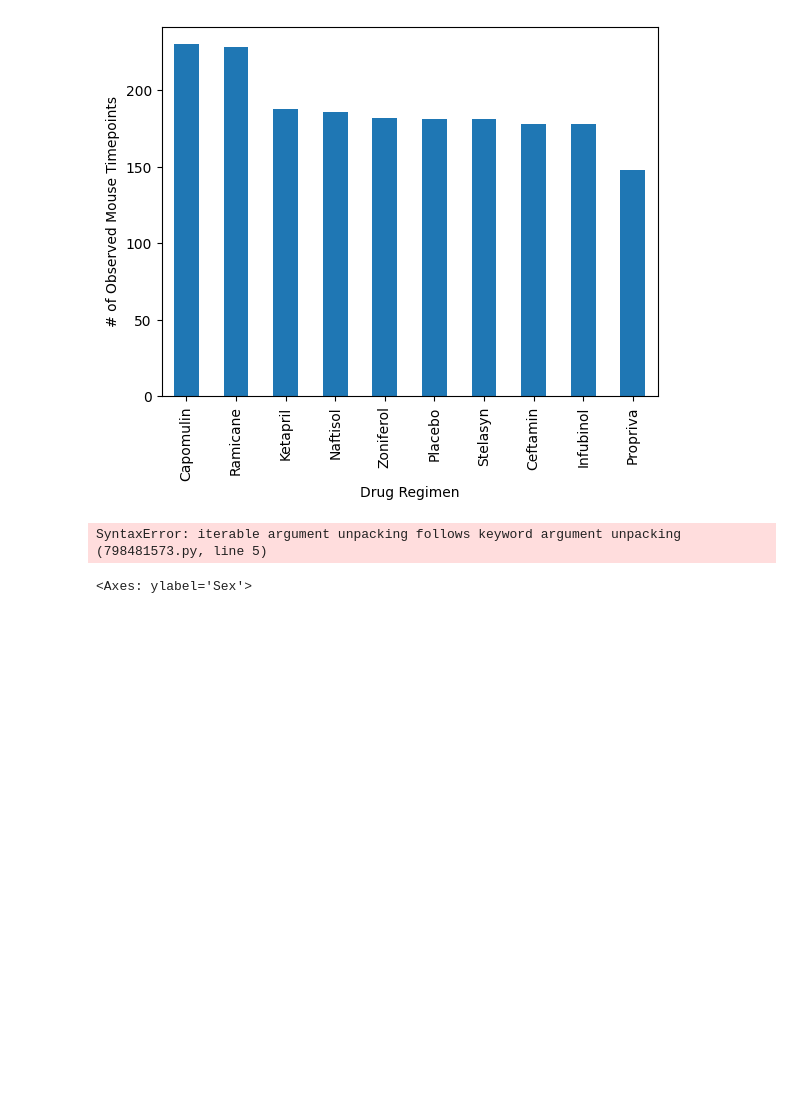
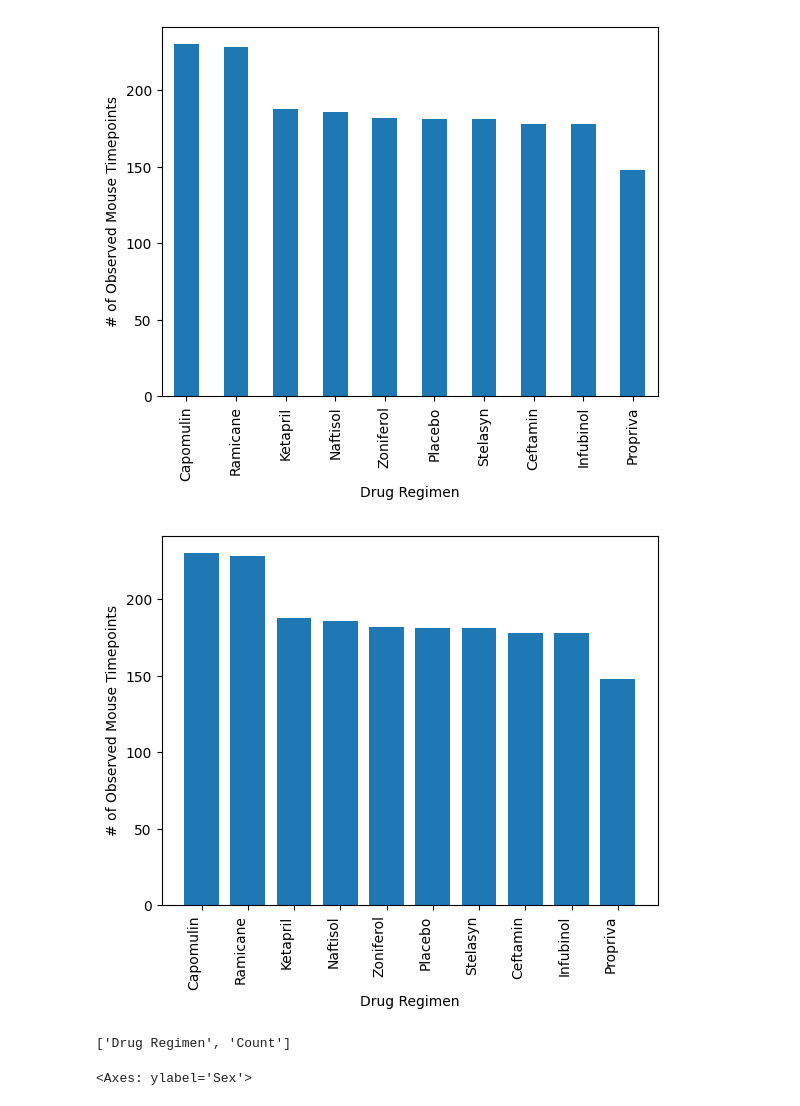
Before and after one commit to pkarey/madplotlib-challenge, a Jupyter notebook: pymaceuticals_starter.ipynb, the cells around one changed output. Drawn from its saved outputs; the diff is of its cells as text; code cells hidden in the pictures; blank space fills up the shorter version.

```diff
--- a/pymaceuticals_starter.ipynb
+++ b/pymaceuticals_starter.ipynb
@@ -175,14 +181,23 @@ timepoints_count.plot.bar(ylabel='# of Observed Mouse Timepoints')
 # %% [output]
 <Axes: xlabel='Drug Regimen', ylabel='# of Observed Mouse Timepoints'>
 [figure]
-# %%
-# Generate a bar plot showing the total number of rows (Mouse ID/Timepoints) for each drug regimen using pyplot.
-
-count = result_clean.groupby('Drug Regimen')['Mouse ID'].count
-regimen = result_clean.groupby.unique('Drug Regimen')
-plt.bar(regimen, '500', width=0.8, bottom = None, *, align='center', count, **kwargs)
-# %% [output]
-SyntaxError: iterable argument unpacking follows keyword argument unpacking (798481573.py, line 5)
+# %%
+# Generate a bar plot showing the total number of rows (Mouse ID/Timepoints) for each drug regimen using pyplot.
+#timepoints_count = result_clean.groupby('Drug Regimen')['Mouse ID'].count().sort_values(ascending=False)
+#timepoints_count.barplot(x= 'Drug Regimen',y = '# of Observed Mouse Timepoints', data = timepoints_count)
+#plt.show()
+timepoints_df = pd.DataFrame({'Drug Regimen': timepoints_count.index, 'Count': timepoints_count.values})
+header = list(timepoints_df.keys())
+values = timepoints_df.values.tolist()
+regimen, count = map(list, zip(*values))
+plt.bar(regimen, count, width = 0.75)
+plt.xlabel("Drug Regimen")
+plt.ylabel("# of Observed Mouse Timepoints")
+plt.xticks(rotation=90, ha='right')
+plt.show()
+# %% [output]
+[figure, added]
+['Drug Regimen', 'Count']
 # %%
 # Generate a pie plot showing the distribution of female versus male mice using Pandas
 gender = result_clean.groupby('Sex')['Mouse ID'].count()
```
Also changed, not shown: parts of 6 cells of this notebook.
